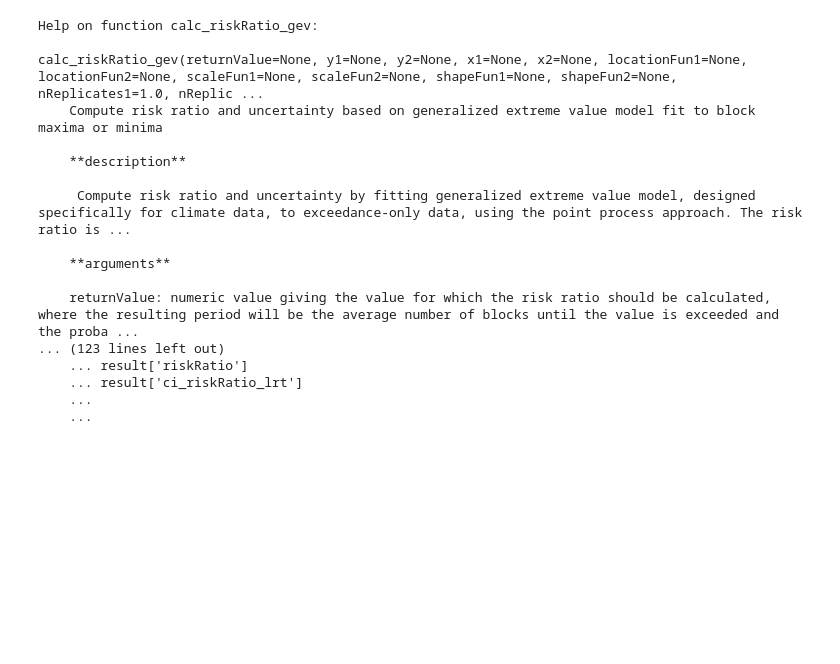
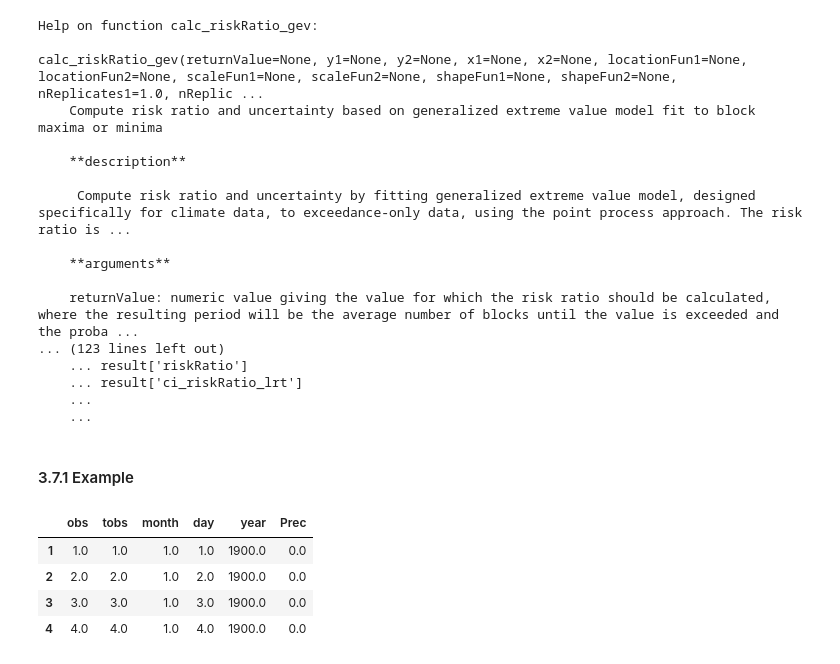
Before and after one commit to donmezkutay/msc-thesis-codes, a Jupyter notebook: exploratory.ipynb, the cells around one changed output. Cells and saved outputs as stored; diff of their text form; code cells hidden in the pictures; blank space fills up the shorter version.

```diff
--- a/exploratory.ipynb
+++ b/exploratory.ipynb
@@ -320,3 +320,5 @@ calc_riskRatio_gev(returnValue=None, y1=None, y2=None, x1=None, x2=None, locatio
     ... result['ci_riskRatio_lrt']
     ...
     ...
+# %% [markdown]
+#### 3.7.1 Example
@@ -322,0 +334,8 @@ calc_riskRatio_gev(returnValue=None, y1=None, y2=None, x1=None, x2=None, locatio
+# %%
+dt.head(4)
+# %% [output]
+|  | obs | tobs | month | day | year | Prec |
+| 1 | 1.0 | 1.0 | 1.0 | 1.0 | 1900.0 | 0.0 |
+| 2 | 2.0 | 2.0 | 1.0 | 2.0 | 1900.0 | 0.0 |
+| 3 | 3.0 | 3.0 | 1.0 | 3.0 | 1900.0 | 0.0 |
+| 4 | 4.0 | 4.0 | 1.0 | 4.0 | 1900.0 | 0.0 |
```
Also changed, not shown: parts of 21 cells of this notebook.
